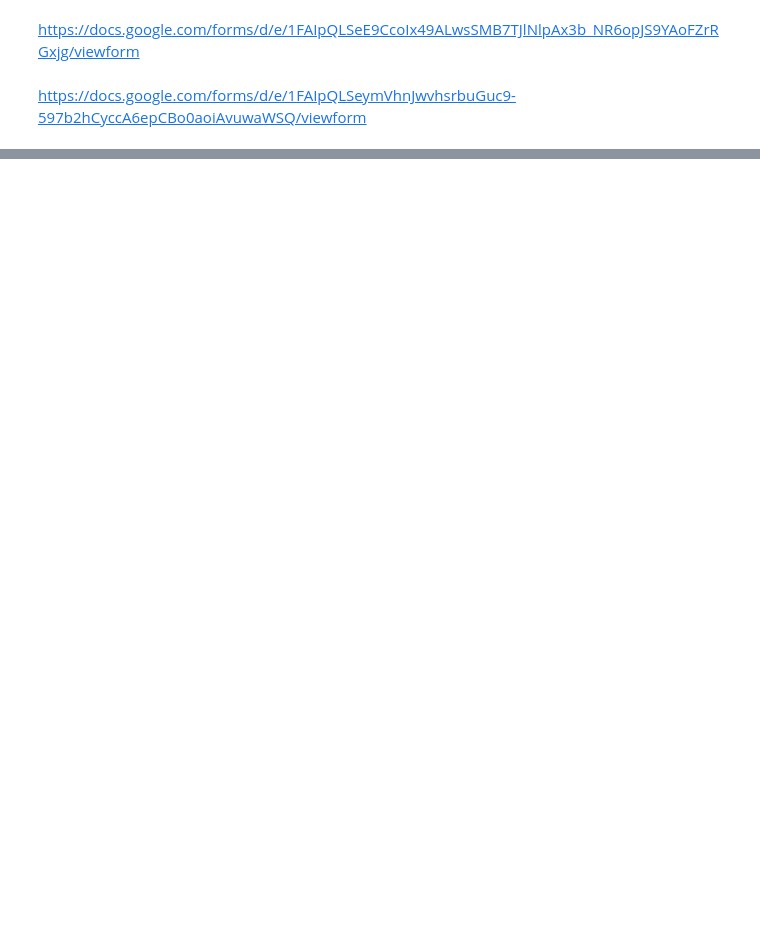
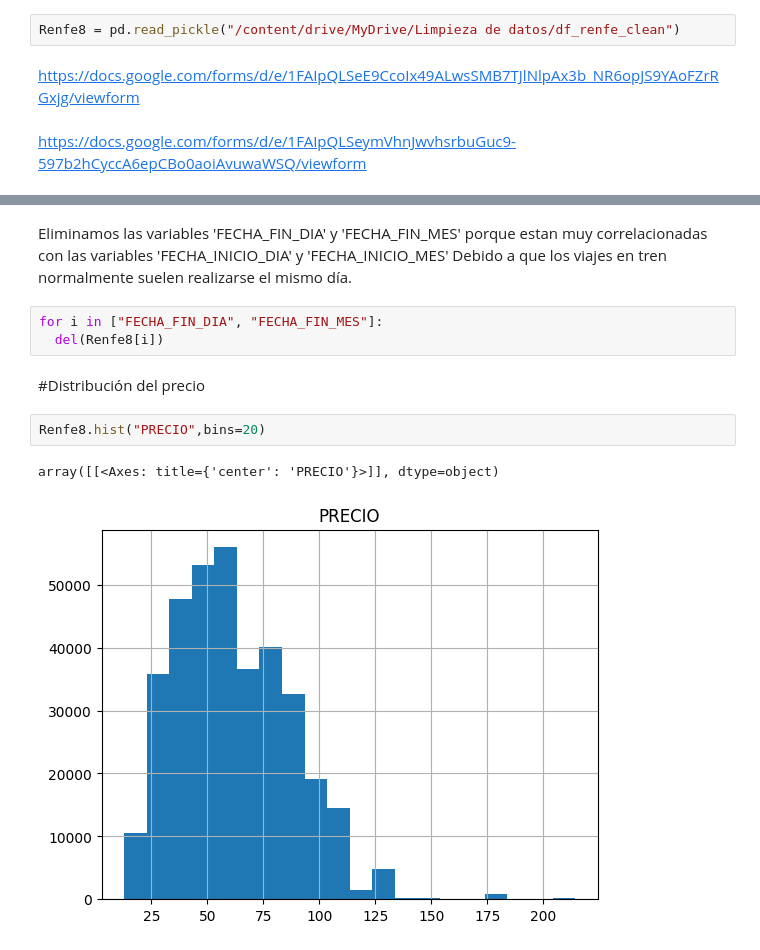
Before and after one commit to csipop/TAREAS_MASTER, a Jupyter notebook: Tarea_1_Limpieza_de_datos.ipynb, the cells around one changed output, grey strips where cells are left out. Drawn from its saved outputs; the diff is of its cells as text; blank space fills up the shorter version.

```diff
--- a/Tarea_1_Limpieza_de_datos.ipynb
+++ b/Tarea_1_Limpieza_de_datos.ipynb
@@ -748,3 +751,5 @@ pd.to_pickle(Renfe7,"/content/drive/MyDrive/Limpieza de datos/df_renfe_clean")
+# %%
+Renfe8 = pd.read_pickle("/content/drive/MyDrive/Limpieza de datos/df_renfe_clean")
 # %% [markdown]
 https://docs.google.com/forms/d/e/1FAIpQLSeE9CcoIx49ALwsSMB7TJlNlpAx3b_NR6opJS9YAoFZrRGxjg/viewform
 # %% [markdown]
@@ -751,0 +802,12 @@ https://docs.google.com/forms/d/e/1FAIpQLSeymVhnJwvhsrbuGuc9-597b2hCyccA6epCBo0a
+# %% [markdown]
+Eliminamos las variables 'FECHA_FIN_DIA' y 'FECHA_FIN_MES' porque estan muy correlacionadas con las variables 'FECHA_INICIO_DIA' y 'FECHA_INICIO_MES' Debido a que los viajes en tren normalmente suelen realizarse el mismo día.
+# %%
+for i in ["FECHA_FIN_DIA", "FECHA_FIN_MES"]:
+  del(Renfe8[i])
+# %% [markdown]
+#Distribución del precio
+# %%
+Renfe8.hist("PRECIO",bins=20)
+# %% [output]
+array([[<Axes: title={'center': 'PRECIO'}>]], dtype=object)
+[figure, added]
```
Also changed, not shown: parts of 59 cells of this notebook.
